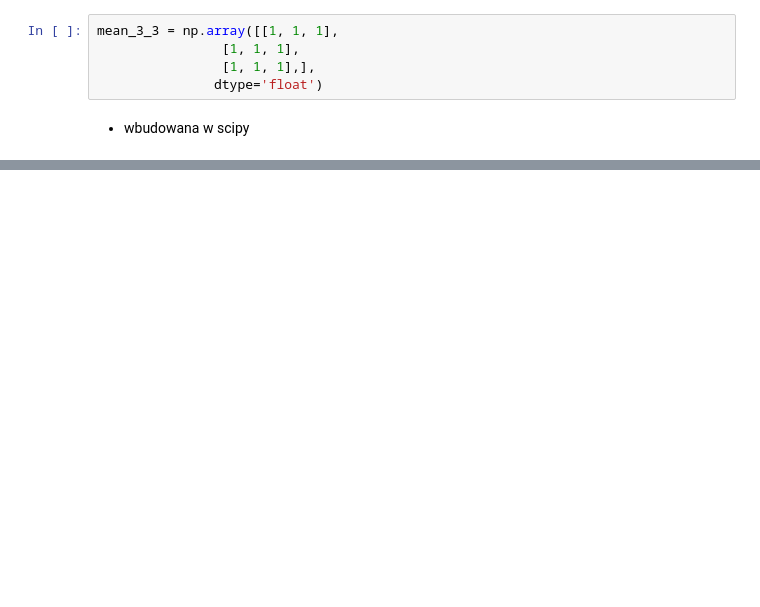
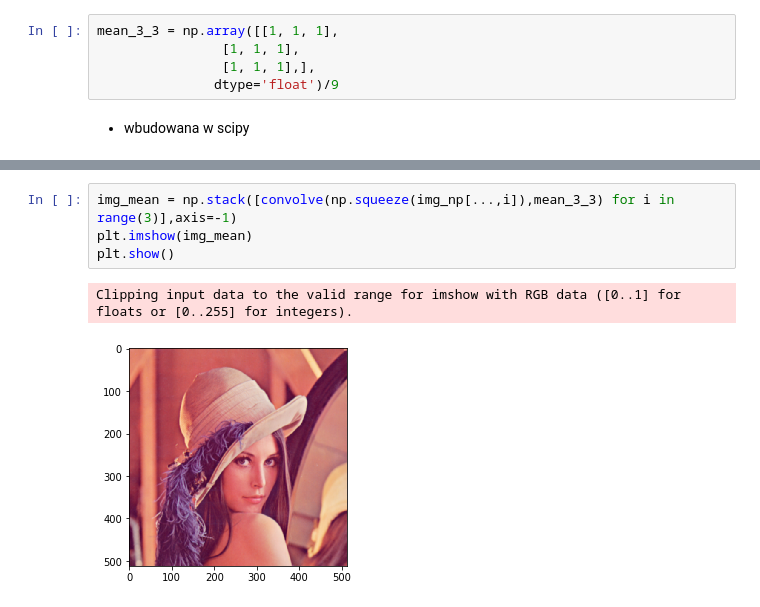
Before and after one commit to szkocot/Python-CV-PL-guide, a Jupyter notebook: notebooks/3_Konwolucje.ipynb, the cells around one changed output, grey strips where cells are left out. Drawn from its saved outputs; the diff is of its cells as text; blank space fills up the shorter version.

```diff
--- a/notebooks/3_Konwolucje.ipynb
+++ b/notebooks/3_Konwolucje.ipynb
@@ -25,6 +29,6 @@ img_np.shape
 mean_3_3 = np.array([[1, 1, 1],
                 [1, 1, 1],
                 [1, 1, 1],],
-               dtype='float')
+               dtype='float')/9
 # %% [markdown]
 * wbudowana w scipy
@@ -30,0 +40,7 @@ mean_3_3 = np.array([[1, 1, 1],
+# %%
+img_mean = np.stack([convolve(np.squeeze(img_np[...,i]),mean_3_3) for i in range(3)],axis=-1)
+plt.imshow(img_mean)
+plt.show()
+# %% [output]
+Clipping input data to the valid range for imshow with RGB data ([0..1] for floats or [0..255] for integers).
+[figure, added]
```
Also changed, not shown: parts of 14 cells of this notebook.
